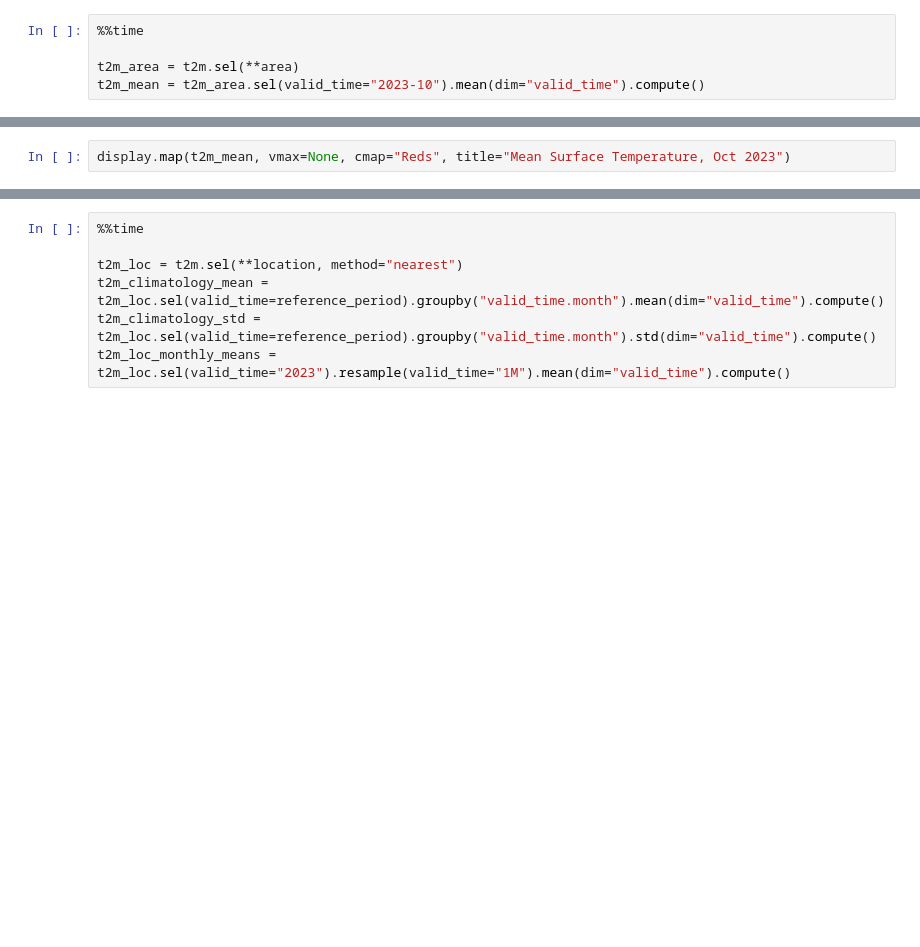
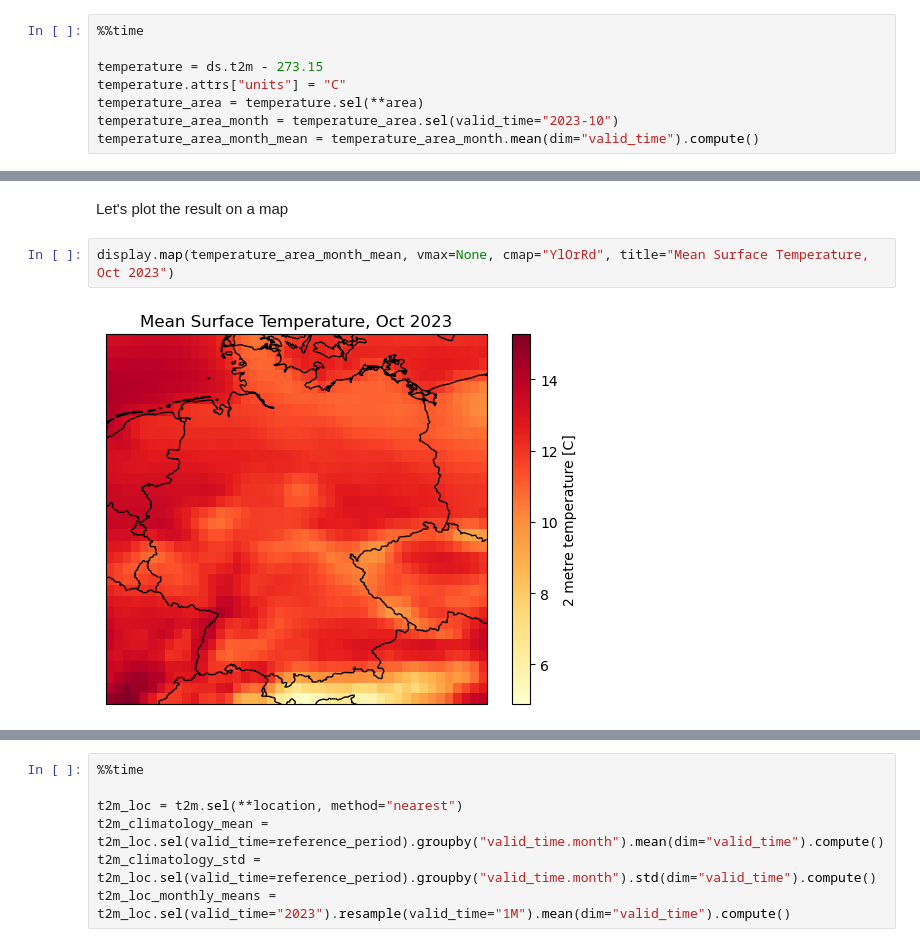
Before and after one commit to bopen/earthdatahub-notebooks, a Jupyter notebook: use-cases/reanalysis-era5-single-levels.ipynb, the cells around one changed output, grey strips where cells are left out. Drawn from its saved outputs; the diff is of its cells as text; blank space fills up the shorter version.

```diff
--- a/use-cases/reanalysis-era5-single-levels.ipynb
+++ b/use-cases/reanalysis-era5-single-levels.ipynb
@@ -20,5 +137,8 @@ t2m.attrs["units"] = "C"
 # %%
 %%time
 
-t2m_area = t2m.sel(**area)
-t2m_mean = t2m_area.sel(valid_time="2023-10").mean(dim="valid_time").compute()
+temperature = ds.t2m - 273.15
+temperature.attrs["units"] = "C"
+temperature_area = temperature.sel(**area)
+temperature_area_month = temperature_area.sel(valid_time="2023-10")
+temperature_area_month_mean = temperature_area_month.mean(dim="valid_time").compute()
@@ -25,5 +148,9 @@ t2m_mean = t2m_area.sel(valid_time="2023-10").mean(dim="valid_time").compute()
+# %% [markdown]
+Let's plot the result on a map
 # %%
-display.map(t2m_mean, vmax=None, cmap="Reds", title="Mean Surface Temperature, Oct 2023")
+display.map(temperature_area_month_mean, vmax=None, cmap="YlOrRd", title="Mean Surface Temperature, Oct 2023")
+# %% [output]
+[figure, added]
 # %%
 %%time
 
```
Also changed, not shown: parts of 12 cells of this notebook, 4 other files.
